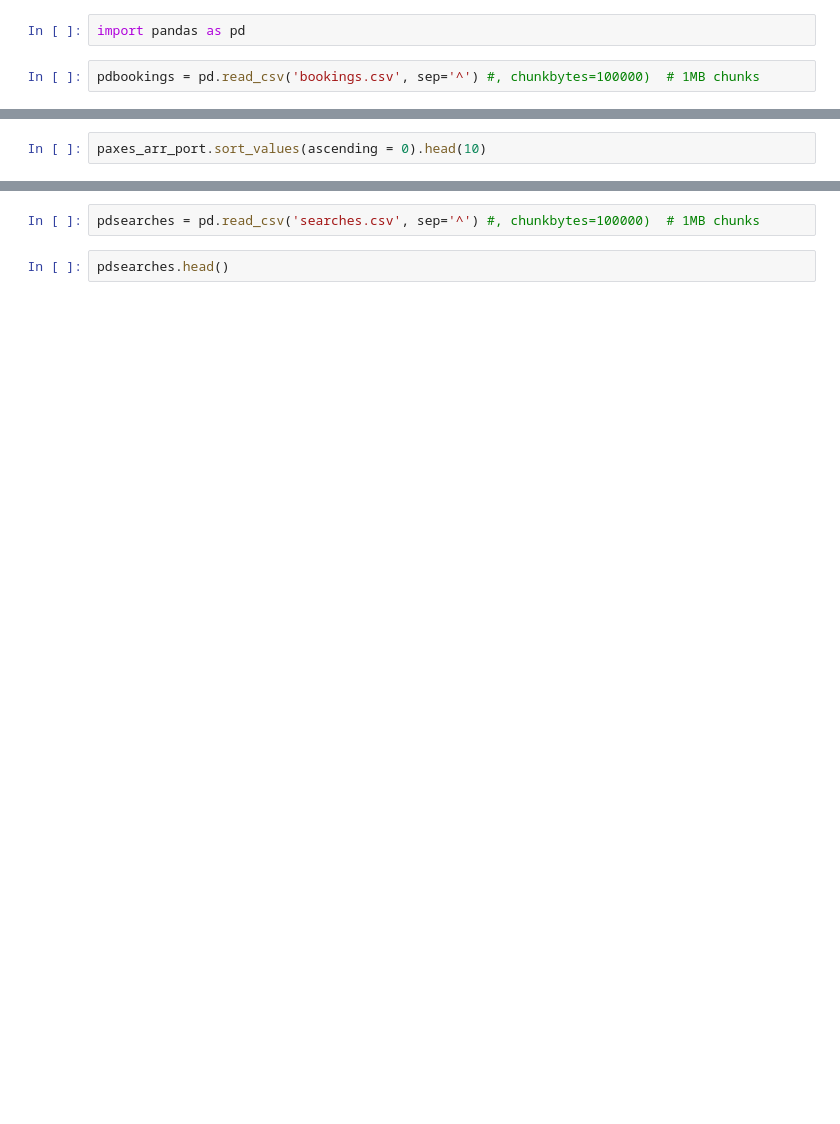
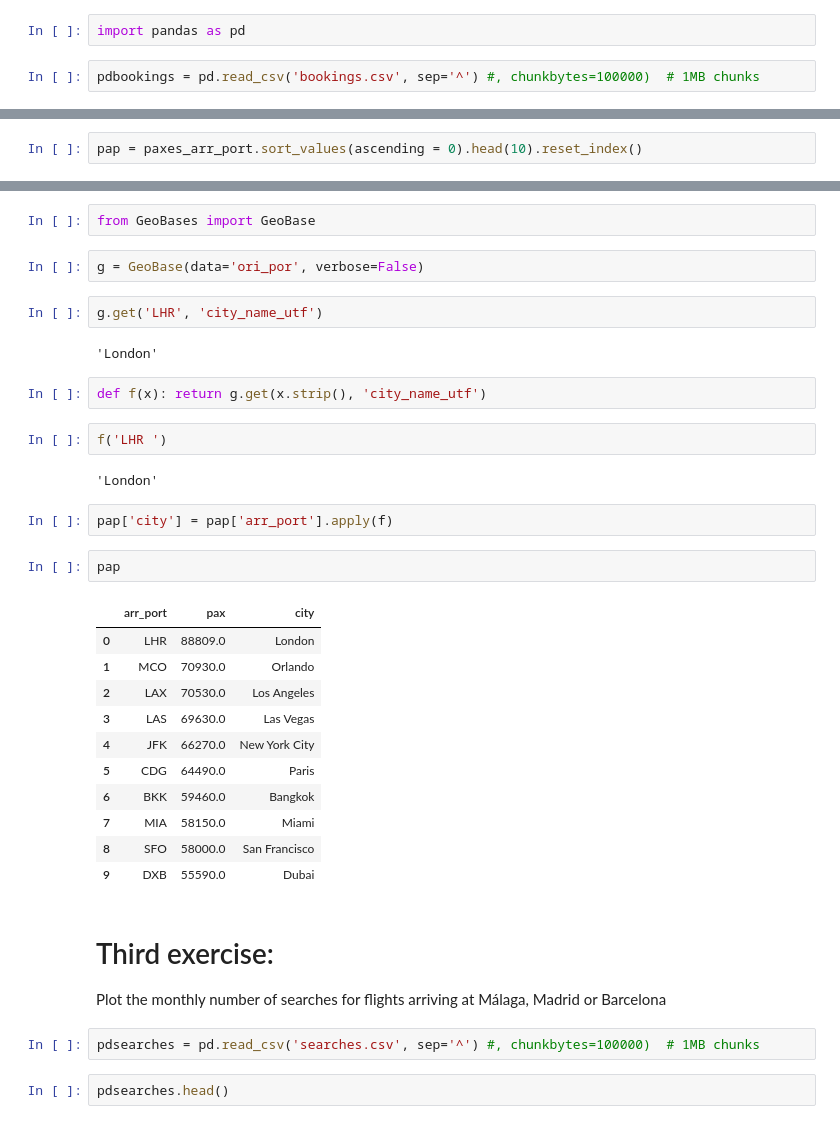
Before and after one commit to RLanrivain/AMADEUS-Test, a Jupyter notebook: AMADEUS-Test Technique.ipynb, the cells around one changed output, grey strips where cells are left out. Saved outputs shown, nothing was run; the diff lists cells and outputs as text; blank space fills up the shorter version.

```diff
--- a/AMADEUS-Test Technique.ipynb
+++ b/AMADEUS-Test Technique.ipynb
@@ -67,2 +47,2 @@ Name: pax, dtype: float64
 # %%
-paxes_arr_port.sort_values(ascending = 0).head(10)
+pap = paxes_arr_port.sort_values(ascending = 0).head(10).reset_index()
@@ -82,3 +72,38 @@ Name: pax, dtype: float64
+# %%
+from GeoBases import GeoBase
+# %%
+g = GeoBase(data='ori_por', verbose=False)
+# %%
+g.get('LHR', 'city_name_utf')
+# %% [output]
+'London'
+# %%
+def f(x): return g.get(x.strip(), 'city_name_utf')
+# %%
+f('LHR ')
+# %% [output]
+'London'
+# %%
+pap['city'] = pap['arr_port'].apply(f)
+# %%
+pap
+# %% [output]
+|  | arr_port | pax | city |
+| 0 | LHR | 88809.0 | London |
+| 1 | MCO | 70930.0 | Orlando |
+| 2 | LAX | 70530.0 | Los Angeles |
+| 3 | LAS | 69630.0 | Las Vegas |
+| 4 | JFK | 66270.0 | New York City |
+| 5 | CDG | 64490.0 | Paris |
+| 6 | BKK | 59460.0 | Bangkok |
+| 7 | MIA | 58150.0 | Miami |
+| 8 | SFO | 58000.0 | San Francisco |
+| 9 | DXB | 55590.0 | Dubai |
+# %% [markdown]
+
+# Third exercise:
+
+Plot the monthly number of searches for flights arriving at Málaga, Madrid or Barcelona
 # %%
 pdsearches = pd.read_csv('searches.csv', sep='^') #, chunkbytes=100000)  # 1MB chunks
 # %%
```
Also changed, not shown: parts of 18 cells of this notebook.
